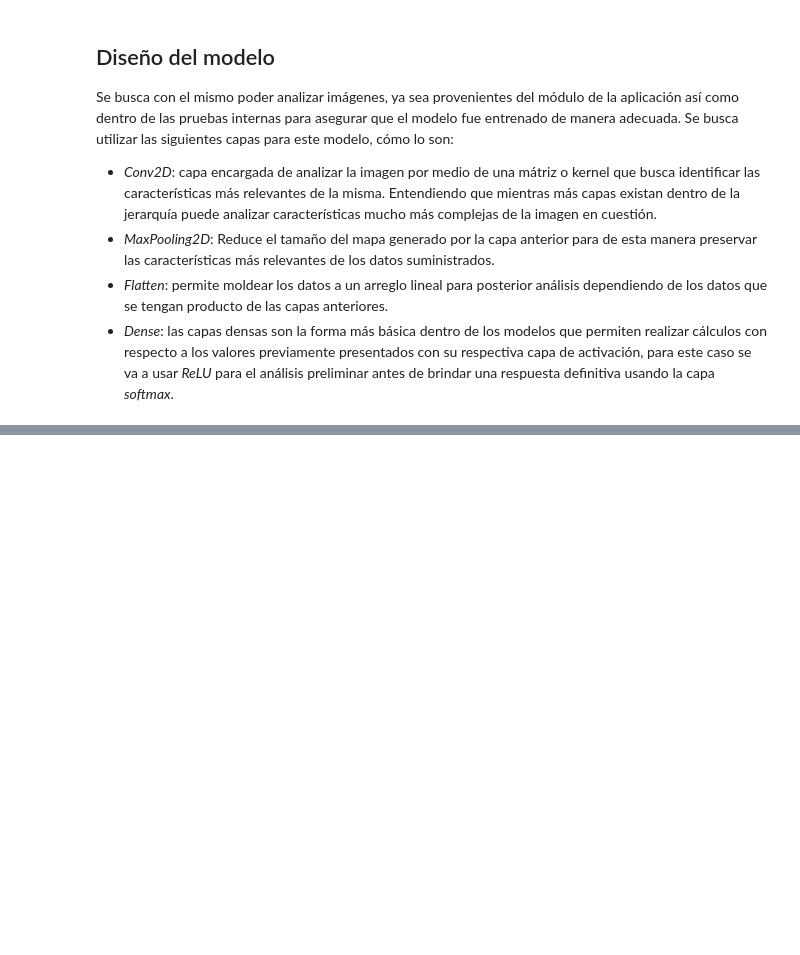
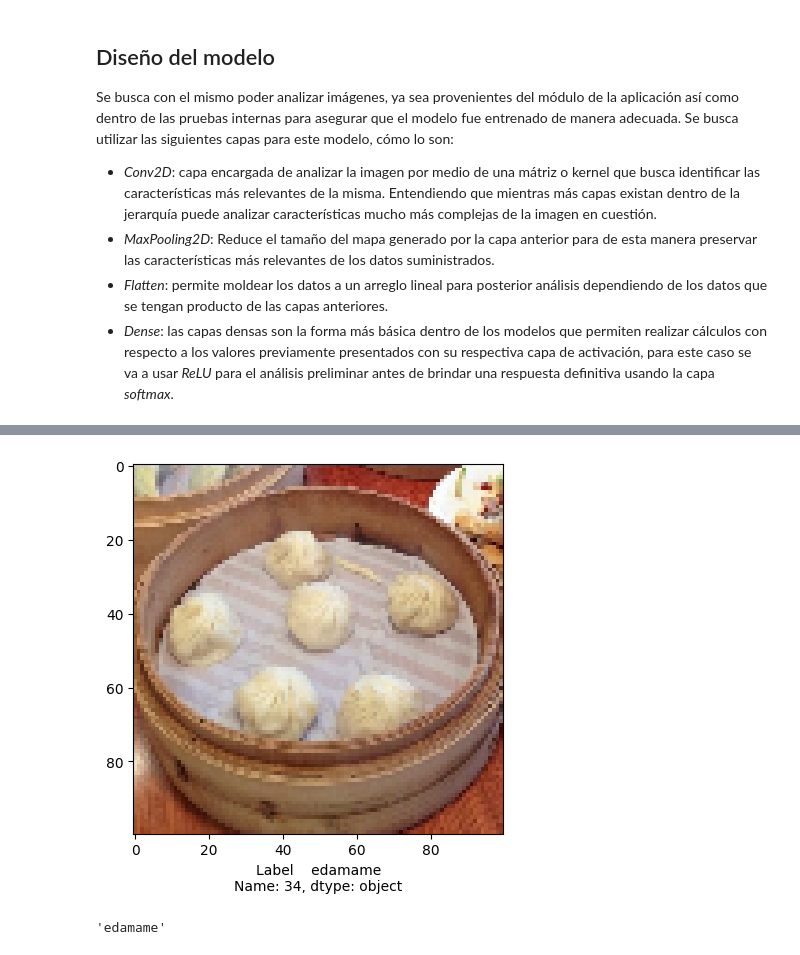
Before and after one commit to jaraycode/NutricionAIBackend, a Jupyter notebook: src/model/training.ipynb, the cells around one changed output, grey strips where cells are left out. Drawn from its saved outputs; the diff is of its cells as text; code cells hidden in the pictures; blank space fills up the shorter version.

```diff
--- a/src/model/training.ipynb
+++ b/src/model/training.ipynb
@@ -343,0 +364,13 @@ grafic_accuracy(historial)
+# %%
+plt.subplot(1,1,1)
+plt.imshow(cv2.cvtColor((images_training[1202]*255).astype(np.uint8), cv2.COLOR_BGR2RGB))
+plt.xlabel(df_labels.iloc[df_img["Label"].values[1202]])
+plt.margins(y=10)
+
+plt.show()
+# %% [output]
+[figure, added]
+# %%
+df_labels.iloc[np.argmax(prueba[2])].values[0]
+# %% [output]
+'edamame'
```
Also changed, not shown: parts of 14 cells of this notebook.
